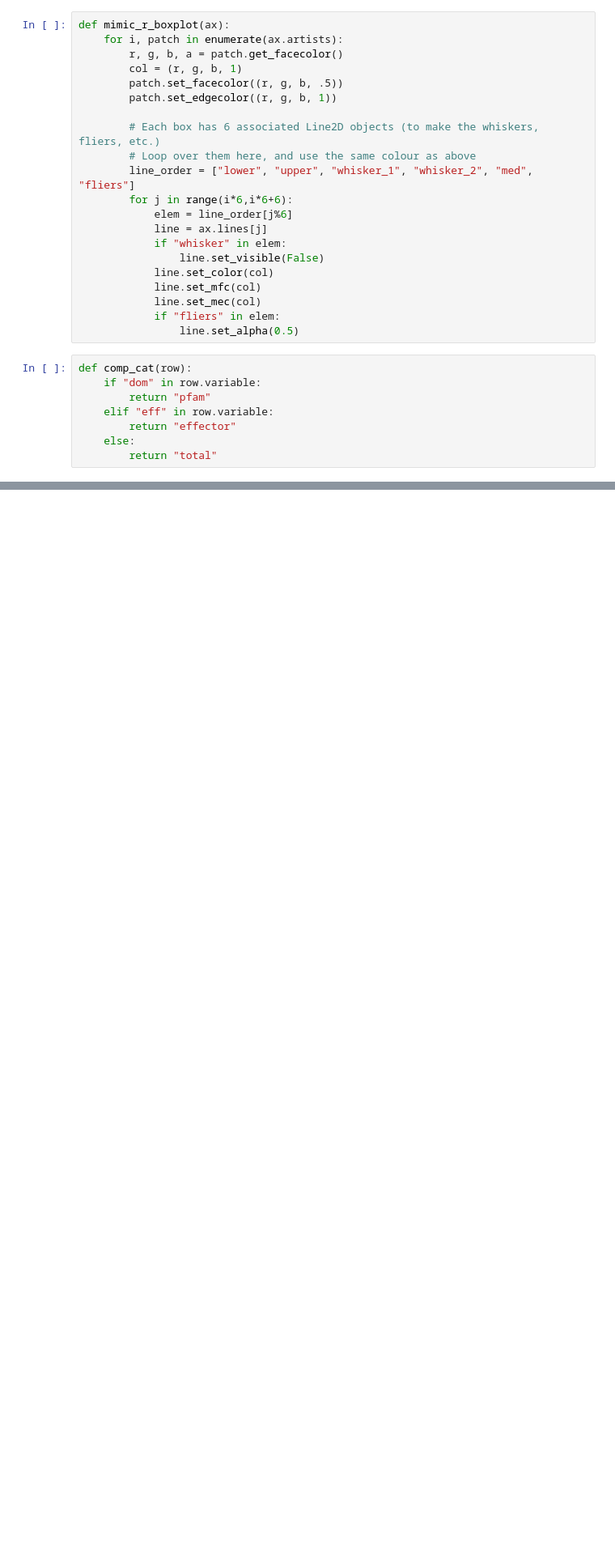
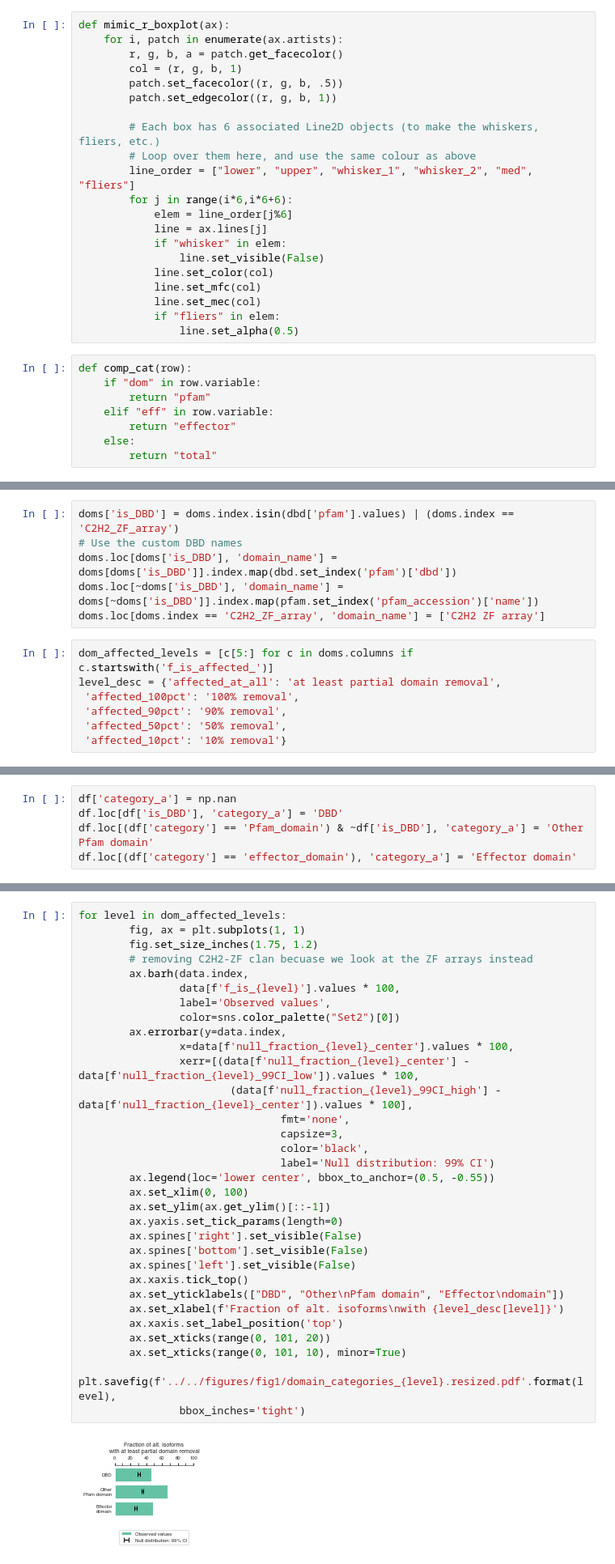
Before and after one commit to CCSB-DFCI/TF_isoforms_paper, a Jupyter notebook: src/gencode_analyses/Fig1__Gencode_Analyses.ipynb, the cells around one changed output, grey strips where cells are left out. Shown at 81% size. Cells and saved outputs as stored; diff of their text form; blank space fills up the shorter version.

Commit message:
Fig 1 Updates: comparing domain loss to ref. iso

```diff
--- a/src/gencode_analyses/Fig1__Gencode_Analyses.ipynb
+++ b/src/gencode_analyses/Fig1__Gencode_Analyses.ipynb
@@ -1334,0 +1571,13 @@ len(ref_alt_map_nonan[(ref_alt_map_nonan["perc_dd_eff"] > 0) |
+# %%
+doms['is_DBD'] = doms.index.isin(dbd['pfam'].values) | (doms.index == 'C2H2_ZF_array')
+# Use the custom DBD names
+doms.loc[doms['is_DBD'], 'domain_name'] = doms[doms['is_DBD']].index.map(dbd.set_index('pfam')['dbd'])
+doms.loc[~doms['is_DBD'], 'domain_name'] = doms[~doms['is_DBD']].index.map(pfam.set_index('pfam_accession')['name'])
+doms.loc[doms.index == 'C2H2_ZF_array', 'domain_name'] = ['C2H2 ZF array']
+# %%
+dom_affected_levels = [c[5:] for c in doms.columns if c.startswith('f_is_affected_')]
+level_desc = {'affected_at_all': 'at least partial domain removal',
+ 'affected_100pct': '100% removal',
+ 'affected_90pct': '90% removal',
+ 'affected_50pct': '50% removal',
+ 'affected_10pct': '10% removal'}
@@ -1334,0 +1622,5 @@ len(ref_alt_map_nonan[(ref_alt_map_nonan["perc_dd_eff"] > 0) |
+# %%
+df['category_a'] = np.nan
+df.loc[df['is_DBD'], 'category_a'] = 'DBD'
+df.loc[(df['category'] == 'Pfam_domain') & ~df['is_DBD'], 'category_a'] = 'Other Pfam domain'
+df.loc[(df['category'] == 'effector_domain'), 'category_a'] = 'Effector domain'
@@ -1334,0 +1670,34 @@ len(ref_alt_map_nonan[(ref_alt_map_nonan["perc_dd_eff"] > 0) |
+# %%
+for level in dom_affected_levels:
+        fig, ax = plt.subplots(1, 1)
+        fig.set_size_inches(1.75, 1.2)
+        # removing C2H2-ZF clan becuase we look at the ZF arrays instead
+        ax.barh(data.index,
+                data[f'f_is_{level}'].values * 100,
+                label='Observed values',
+                color=sns.color_palette("Set2")[0])
+        ax.errorbar(y=data.index,
+                x=data[f'null_fraction_{level}_center'].values * 100,
+                xerr=[(data[f'null_fraction_{level}_center'] - data[f'null_fraction_{level}_99CI_low']).values * 100,
+                        (data[f'null_fraction_{level}_99CI_high'] - data[f'null_fraction_{level}_center']).values * 100],
+                                fmt='none',
+                                capsize=3,
+                                color='black',
+                                label='Null distribution: 99% CI')
+        ax.legend(loc='lower center', bbox_to_anchor=(0.5, -0.55))
+        ax.set_xlim(0, 100)
+        ax.set_ylim(ax.get_ylim()[::-1])
+        ax.yaxis.set_tick_params(length=0)
+        ax.spines['right'].set_visible(False)
+        ax.spines['bottom'].set_visible(False)
+        ax.spines['left'].set_visible(False)
+        ax.xaxis.tick_top()
+        ax.set_yticklabels(["DBD", "Other\nPfam domain", "Effector\ndomain"])
+        ax.set_xlabel(f'Fraction of alt. isoforms\nwith {level_desc[level]}')
+        ax.xaxis.set_label_position('top')
+        ax.set_xticks(range(0, 101, 20))
+        ax.set_xticks(range(0, 101, 10), minor=True)
+        plt.savefig(f'../../figures/fig1/domain_categories_{level}.resized.pdf'.format(level),
+                bbox_inches='tight')
+# %% [output]
+[figure, added]
```
Also changed, not shown: parts of 81 cells of this notebook, 13 other files.
